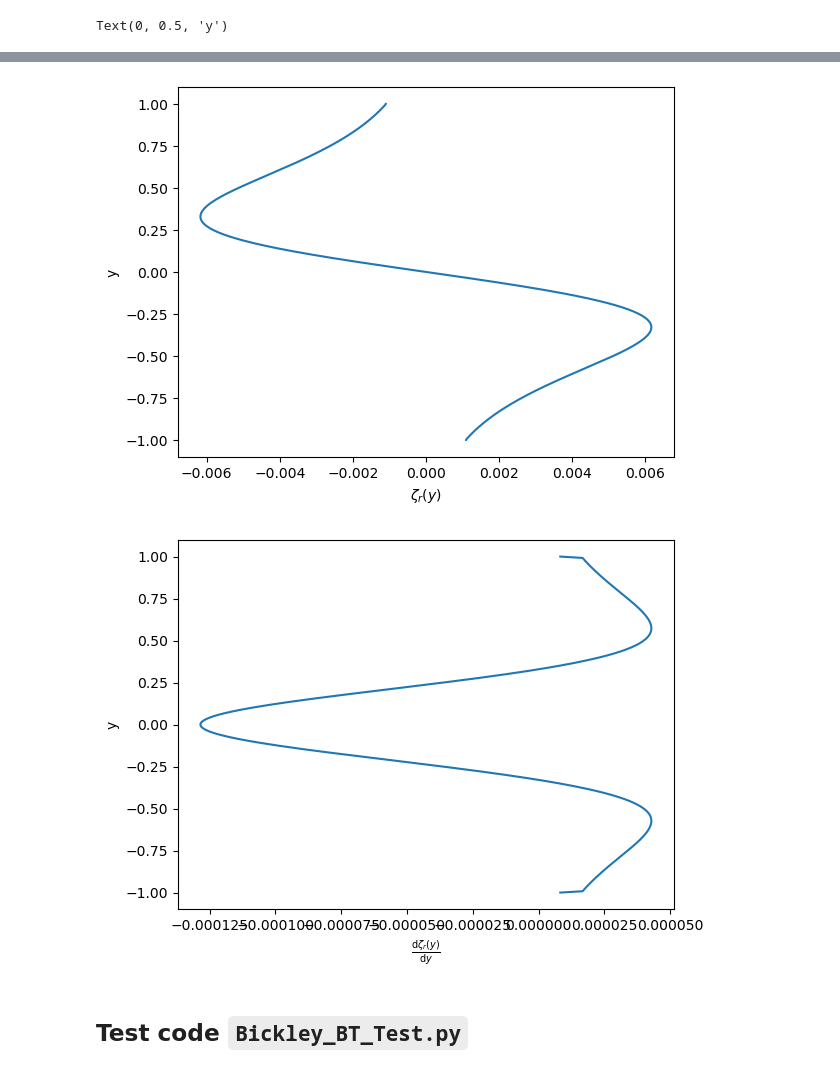
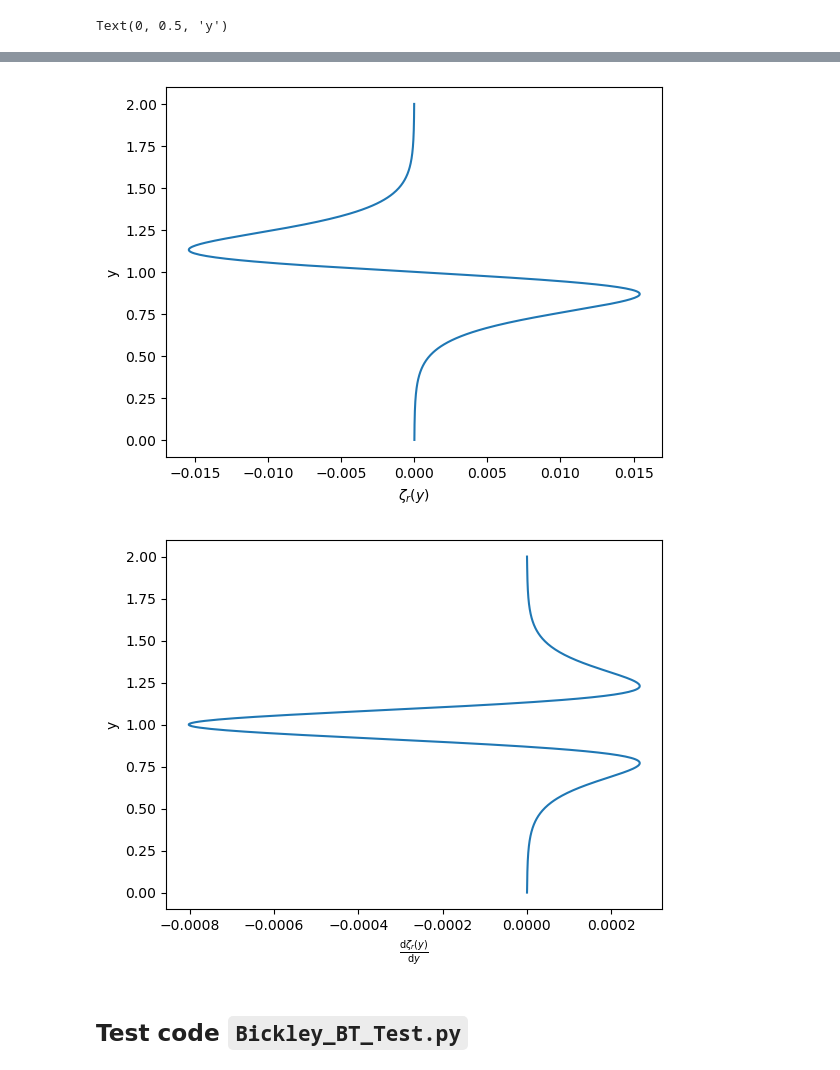
Before and after one commit to personne30003/pyTQG, a Jupyter notebook: Test_Bickley_BT/Stab_Bickley_BT.ipynb, the cells around one changed output, grey strips where cells are left out. Saved outputs shown, nothing was run; the diff lists cells and outputs as text; code cells hidden in the pictures.

```diff
--- a/Test_Bickley_BT/Stab_Bickley_BT.ipynb
+++ b/Test_Bickley_BT/Stab_Bickley_BT.ipynb
@@ -42,13 +42,13 @@ import numpy as np
 # %%
 N_points = 500
 x_lin = np.linspace(0.0, 2.0*np.pi,N_points, endpoint = False)
-y_lin = np.linspace(-1.0, 1.0, N_points)
+y_lin = np.linspace(0.0, 2.0, N_points)
 
-def BickleyJet(y, alpha, U0=1.0):
-    "Jet de Bickley, de largeur gamma et de valeur max U0 (en y=0)"
-    return U0*(np.cosh(y/alpha))**(-2.0)
+def BickleyJet(y, gamma, U0=1.0, center = 0.0):
+    "Jet de Bickley, de largeur gamma et de valeur max U0 (en y=0), centré en center"
+    return U0*(np.cosh((y - center)/gamma))**(-2.0)
 
-U = BickleyJet(y_lin, 0.5)
+U = BickleyJet(y_lin, 0.2, center = 1.0)
 
 vort = np.gradient(U)
 grad_vort = np.gradient(vort)
@@ -73,5 +73,5 @@ Text(0, 0.5, 'y')
-[figure, old version]
+[figure, new version]
-[figure, old version]
+[figure, new version]
 # %% [markdown]
 ## Test code ``Bickley_BT_Test.py``
 # %%
```
Also changed, not shown: parts of 23 cells of this notebook, 12 other files.
